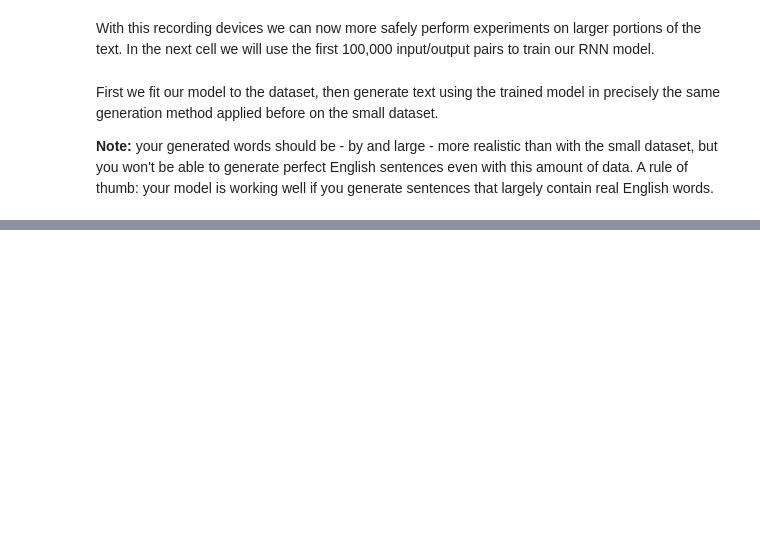
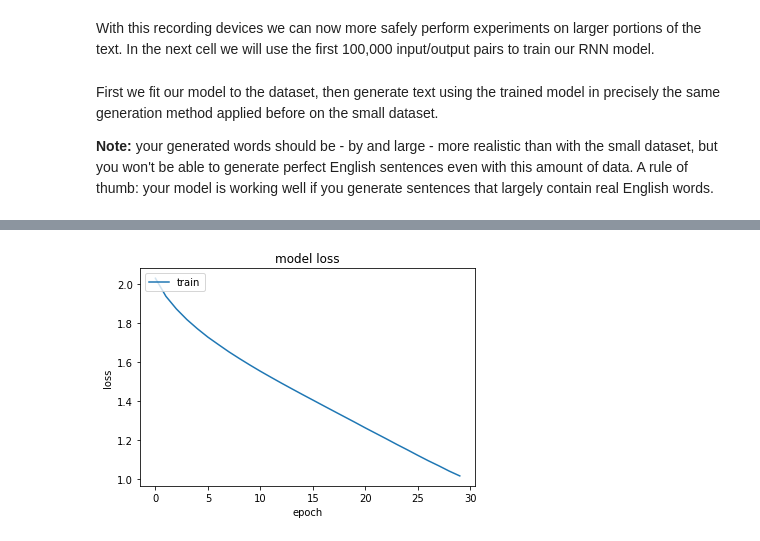
Before and after one commit to madhavajay/nd889, a Jupyter notebook: 2_deep_learning/5_rnn_stock_sherlock/RNN_project.ipynb, the cells around one changed output, grey strips where cells are left out. Drawn from its saved outputs; the diff is of its cells as text; code cells hidden in the pictures; blank space fills up the shorter version.

```diff
--- a/2_deep_learning/5_rnn_stock_sherlock/RNN_project.ipynb
+++ b/2_deep_learning/5_rnn_stock_sherlock/RNN_project.ipynb
@@ -706,7 +757,12 @@ Xlarge = X[:100000,:,:]
 ylarge = y[:100000,:]
 
 # TODO: fit to our larger dataset
-model.fit(Xlarge, ylarge, batch_size=500, nb_epoch=30,verbose = 1)
+epochtimer = EpochTimer()
+epochs = 30
+
+hist = model.fit(Xlarge, ylarge, batch_size=500, epochs=epochs, verbose=1, callbacks=[epochtimer])
+show_history_graph(hist)
 
 # save weights
 model.save_weights('model_weights/best_RNN_large_textdata_weights.hdf5')
+# %% [output]
@@ -713,3 +786,4 @@ model.save_weights('model_weights/best_RNN_large_textdata_weights.hdf5')
+[figure, added]
 # %%
 # TODO: choose an input sequence and use the prediction function in the previous Python cell to predict 100 characters following it
 # get an appropriately sized chunk of characters from the text
```
Also changed, not shown: parts of 11 cells of this notebook, 5 other files.
